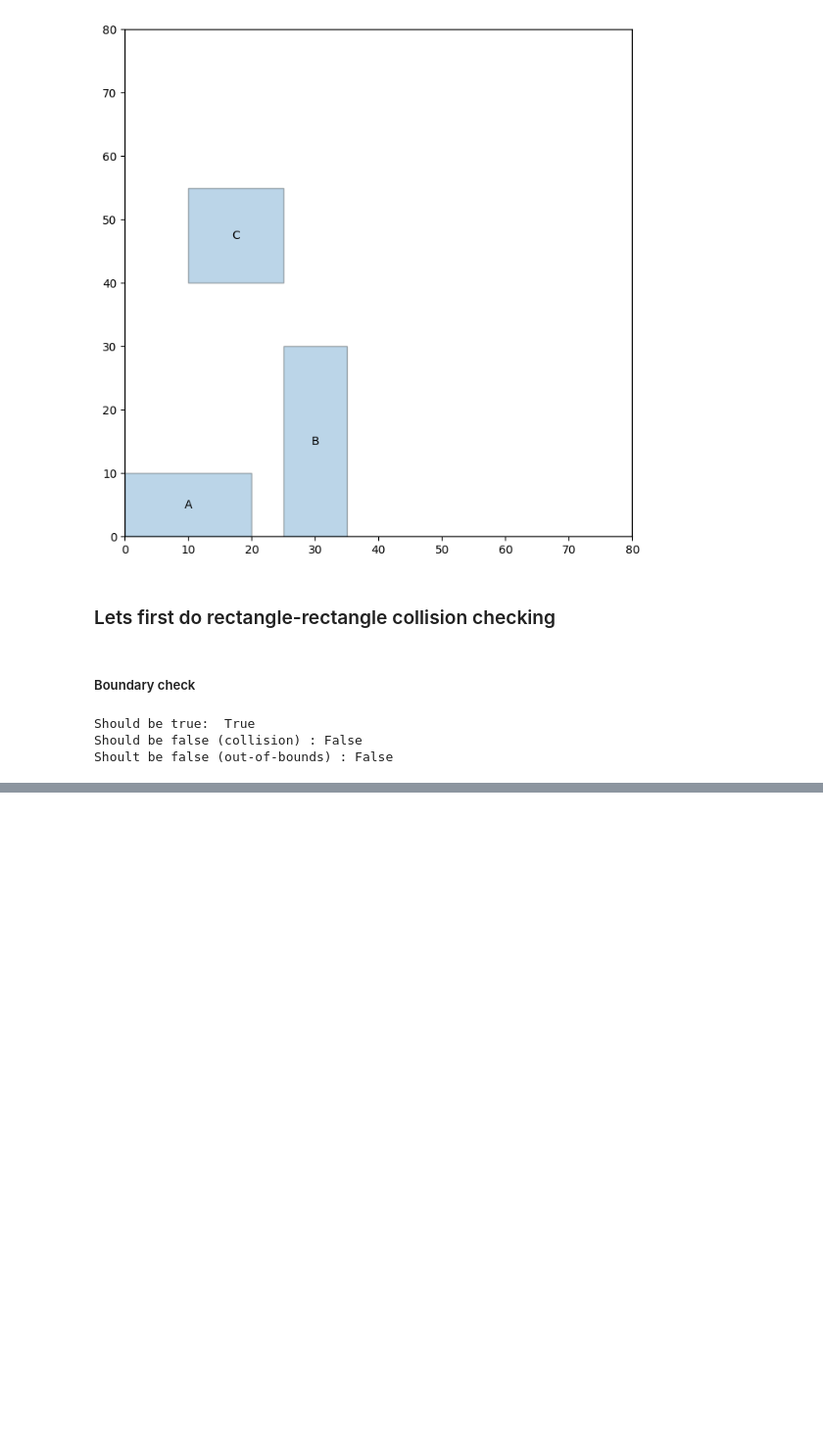
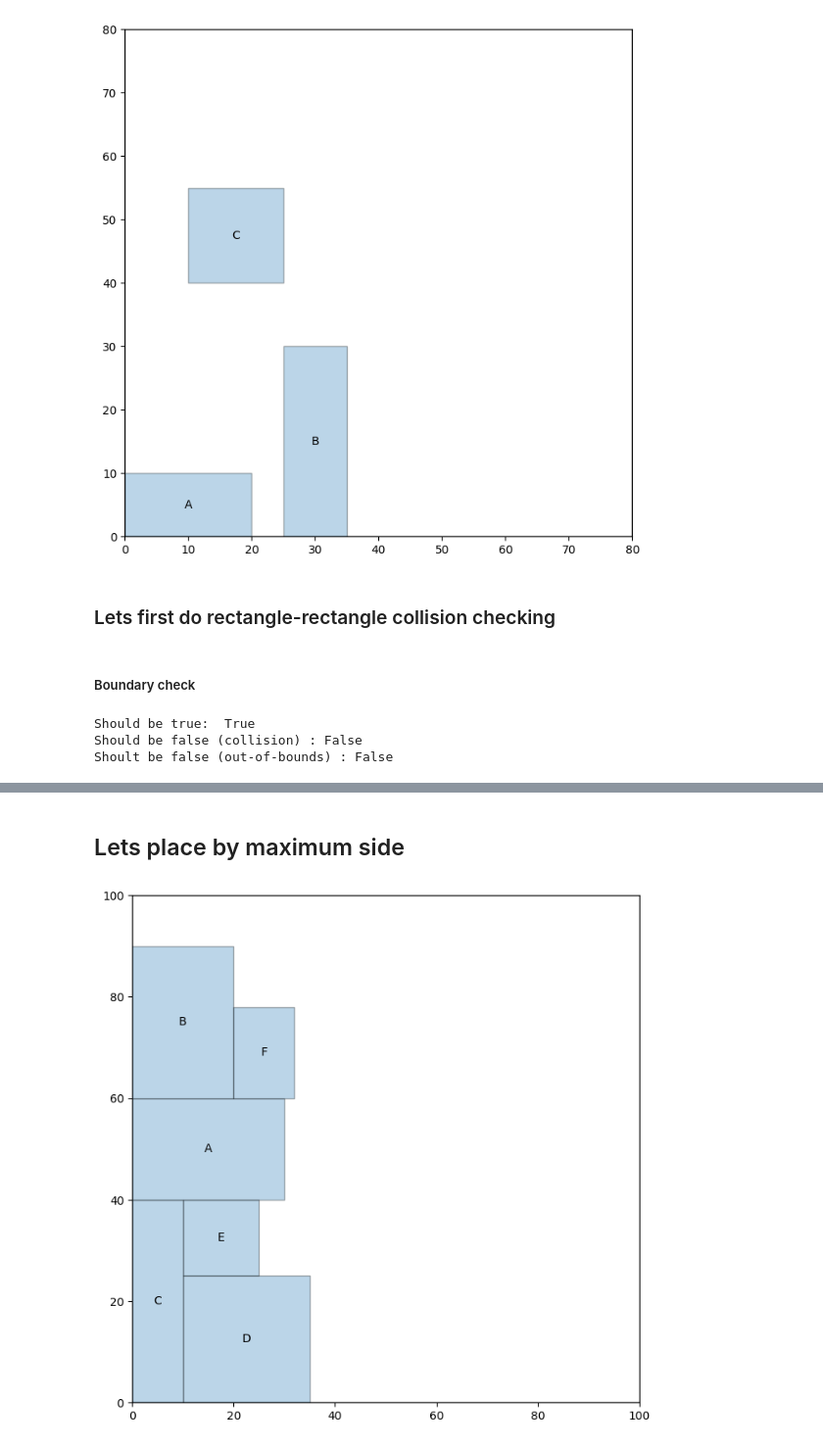
Before and after one commit to ruforavishnu/attempting_kaggle_2025_santa_competition, a Jupyter notebook: 04_greedy_placement_heuristics.ipynb, the cells around one changed output, grey strips where cells are left out. Shown at 98% size. Cells and saved outputs as stored; diff of their text form; code cells hidden in the pictures; blank space fills up the shorter version.

```diff
--- a/04_greedy_placement_heuristics.ipynb
+++ b/04_greedy_placement_heuristics.ipynb
@@ -123,0 +259,8 @@ Shoult be false (out-of-bounds) : False
+# %% [markdown]
+## Lets place by maximum side
+# %%
+placed_max = greedy_pack(order_by_max_side(rects),  world_w, world_h)
+
+plot_rectangles(placed_max,  world_w, world_h)
+# %% [output]
+[figure, added]
```
Also changed, not shown: parts of 25 cells of this notebook.
